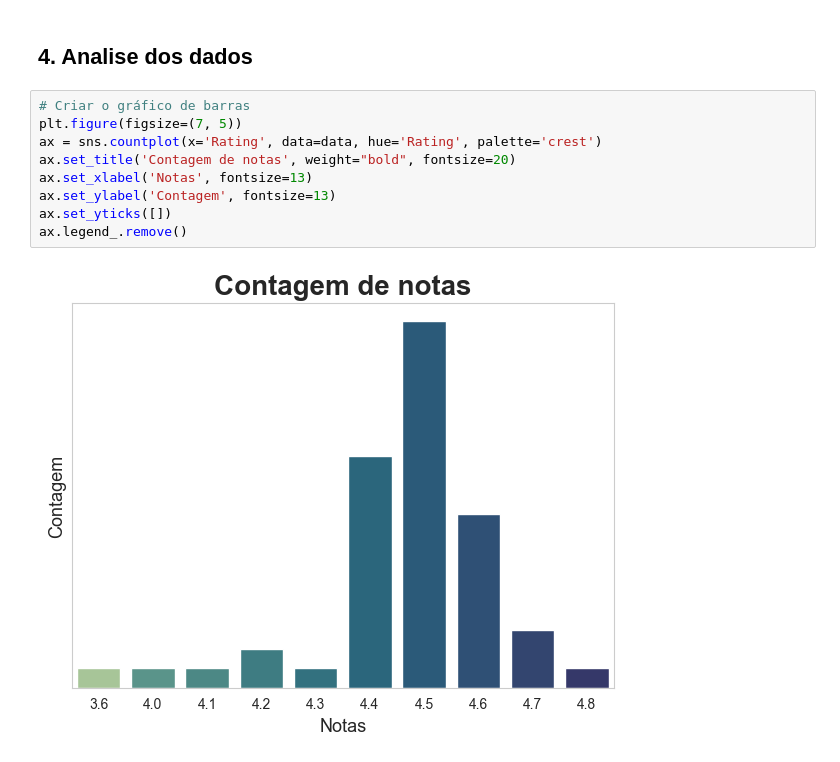
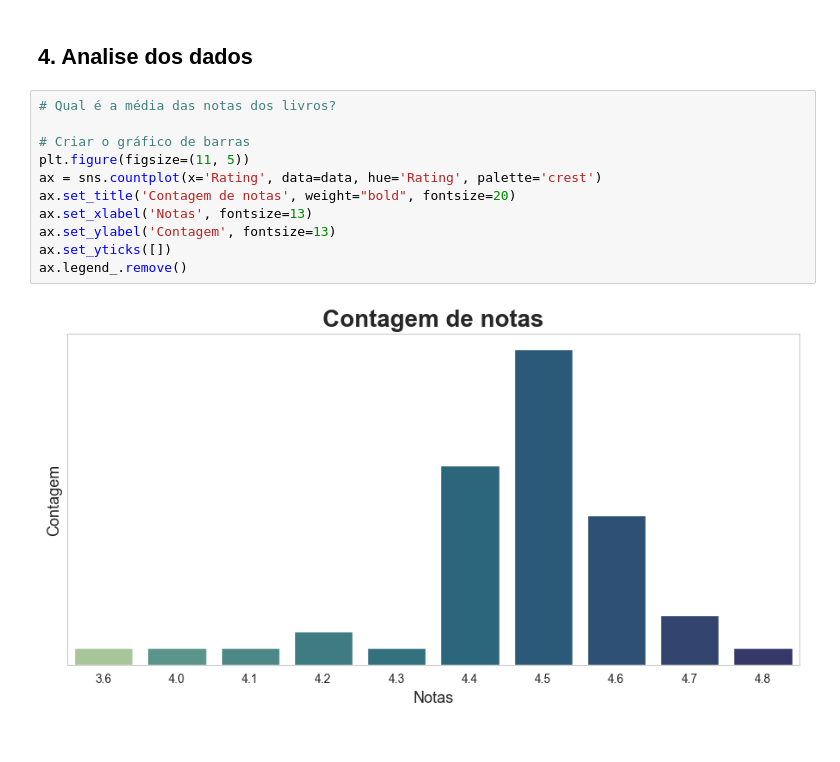
Before and after one commit to kellymartina/analise-amazon-bestselling-books, a Jupyter notebook: amazon-bestselling-books.ipynb, the cells around one changed output. Cells and saved outputs as stored; diff of their text form.

```diff
--- a/amazon-bestselling-books.ipynb
+++ b/amazon-bestselling-books.ipynb
@@ -54,13 +54,15 @@ data.head()
 # %% [markdown]
 ## 4. Analise dos dados
 # %%
+# Qual é a média das notas dos livros?
+
 # Criar o gráfico de barras
-plt.figure(figsize=(7, 5))
+plt.figure(figsize=(11, 5))
 ax = sns.countplot(x='Rating', data=data, hue='Rating', palette='crest')
 ax.set_title('Contagem de notas', weight="bold", fontsize=20)
 ax.set_xlabel('Notas', fontsize=13)
 ax.set_ylabel('Contagem', fontsize=13)
 ax.set_yticks([])
 ax.legend_.remove()
 # %% [output]
-[figure, old version]
+[figure, new version]
```
Also changed, not shown: parts of 2 cells of this notebook.
